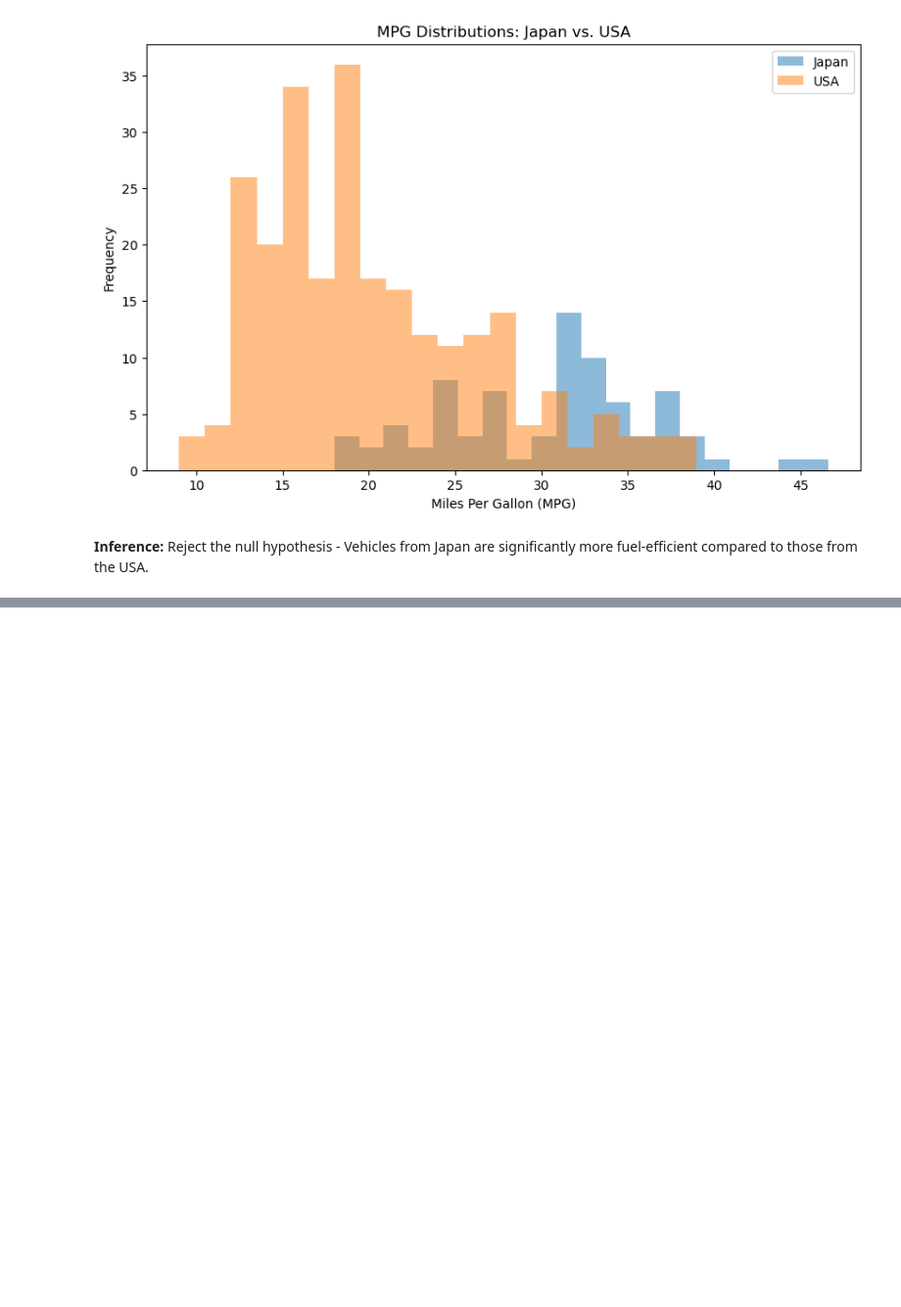
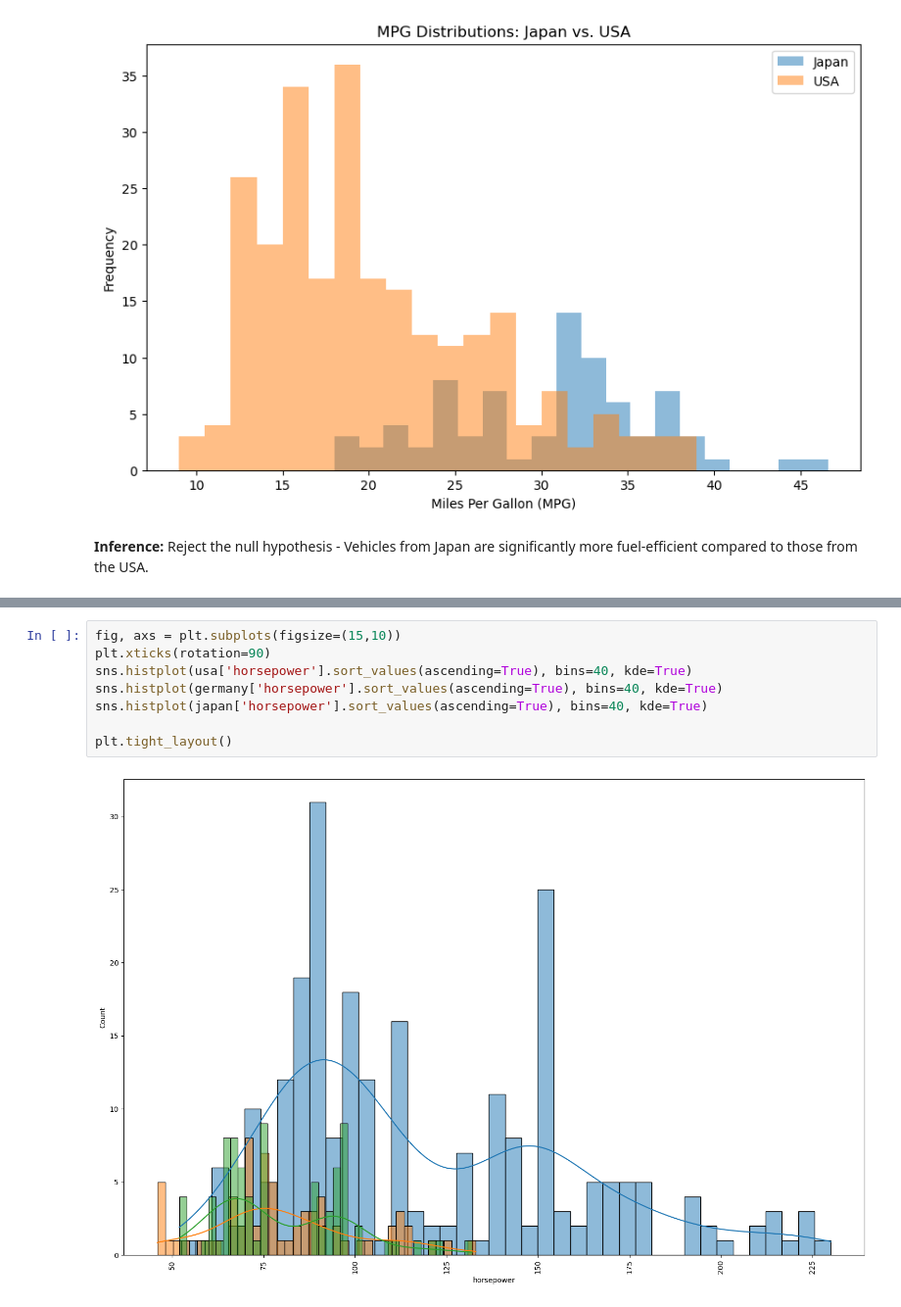
Before and after one commit to invinciblesk/car_statistical_hypothesis_testing, a Jupyter notebook: notebook/car_stats_hypo_test.ipynb, the cells around one changed output, grey strips where cells are left out. Shown at 98% size. Saved outputs shown, nothing was run; the diff lists cells and outputs as text; blank space fills up the shorter version.

```diff
--- a/notebook/car_stats_hypo_test.ipynb
+++ b/notebook/car_stats_hypo_test.ipynb
@@ -181,0 +198,10 @@ Reject the null hypothesis - Vehicles from Japan are significantly more fuel-eff
+# %%
+fig, axs = plt.subplots(figsize=(15,10))
+plt.xticks(rotation=90)
+sns.histplot(usa['horsepower'].sort_values(ascending=True), bins=40, kde=True)
+sns.histplot(germany['horsepower'].sort_values(ascending=True), bins=40, kde=True)
+sns.histplot(japan['horsepower'].sort_values(ascending=True), bins=40, kde=True)
+
+plt.tight_layout()
+# %% [output]
+[figure, added]
```
Also changed, not shown: parts of 3 cells of this notebook.
